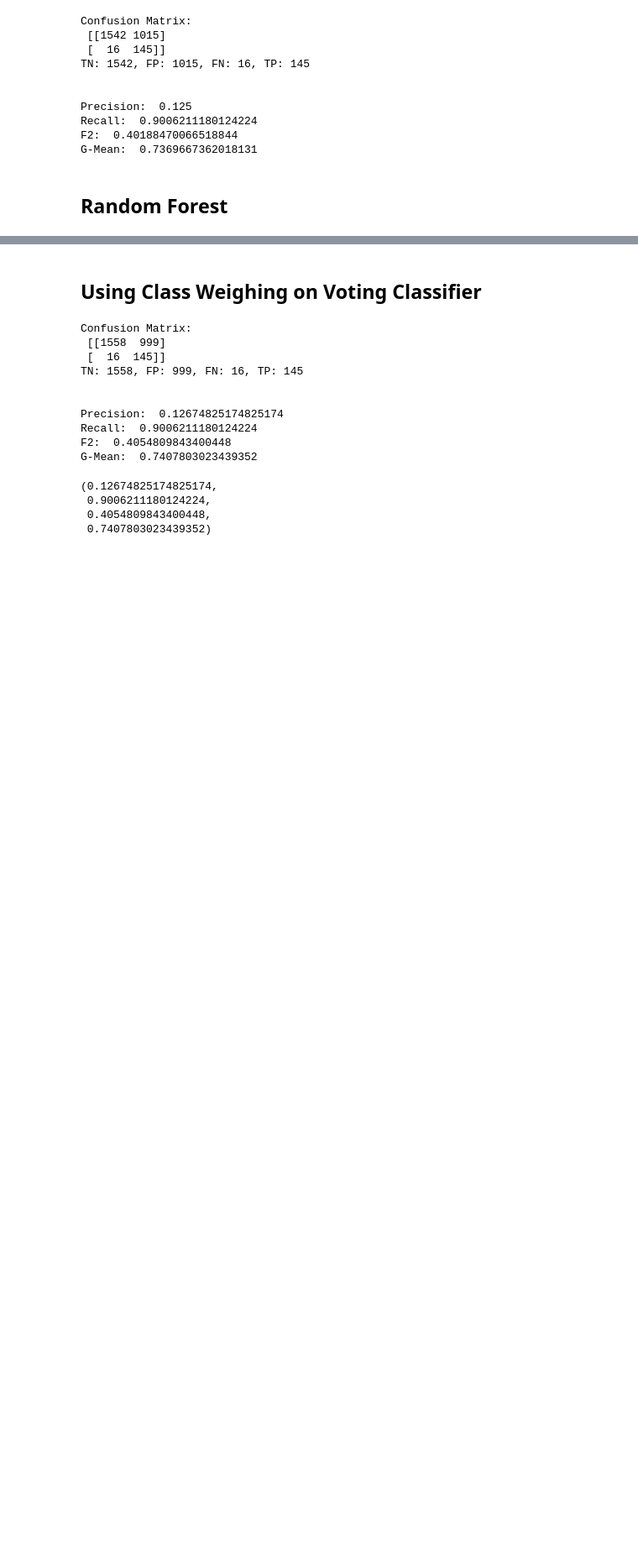
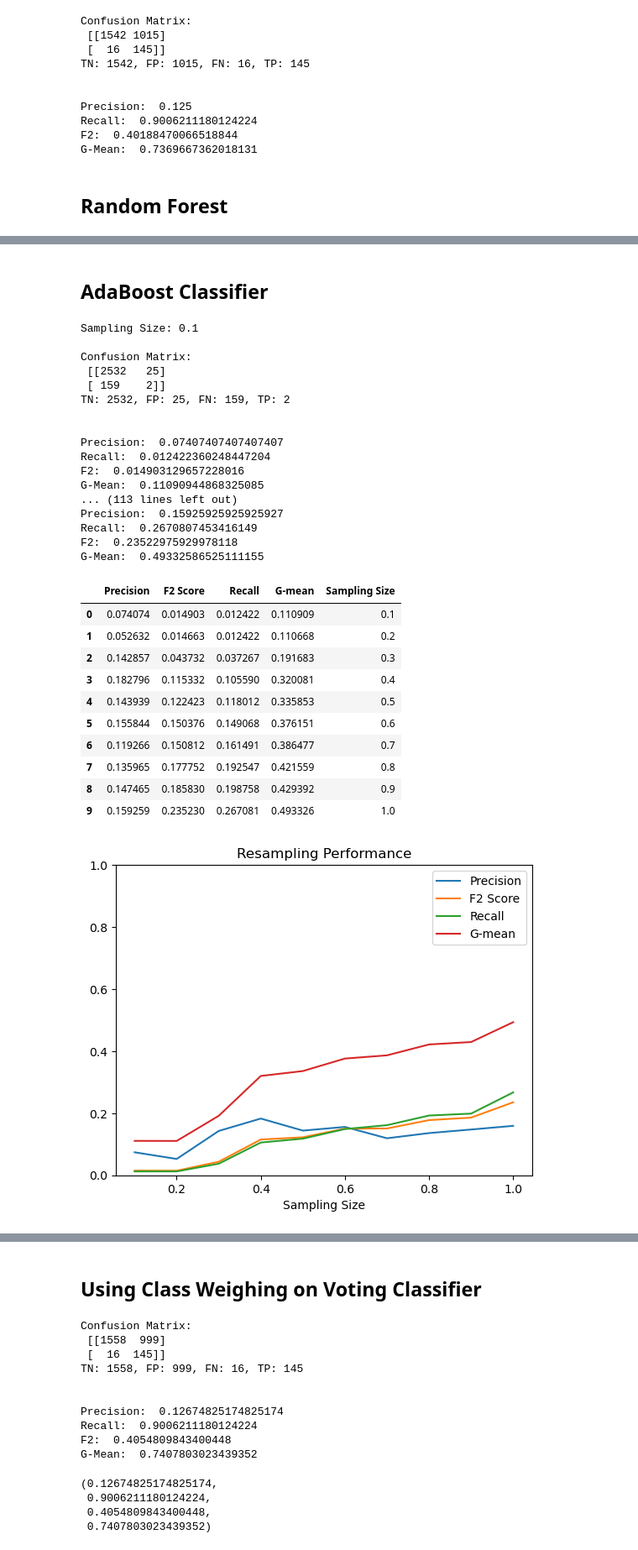
Before and after one commit to IzhakJames/FraudAnalytics, a Jupyter notebook: BT4012_Project_FS.ipynb, the cells around one changed output, grey strips where cells are left out. Shown at 84% size. Cells and saved outputs as stored; diff of their text form; code cells hidden in the pictures; blank space fills up the shorter version.

```diff
--- a/BT4012_Project_FS.ipynb
+++ b/BT4012_Project_FS.ipynb
@@ -1393,0 +1394,34 @@ G-Mean:  0.17619238115479213
+# %% [markdown]
+## AdaBoost Classifier
+# %%
+get_performance_visualisation("SMOTE", X_train, X_val, y_train, y_val, AdaBoostClassifier(random_state=19))
+# %% [output]
+Sampling Size: 0.1
+
+Confusion Matrix:
+ [[2532   25]
+ [ 159    2]]
+TN: 2532, FP: 25, FN: 159, TP: 2
+
+
+Precision:  0.07407407407407407
+Recall:  0.012422360248447204
+F2:  0.014903129657228016
+G-Mean:  0.11090944868325085
+... (113 lines left out)
+Precision:  0.15925925925925927
+Recall:  0.2670807453416149
+F2:  0.23522975929978118
+G-Mean:  0.49332586525111155
+|  | Precision | F2 Score | Recall | G-mean | Sampling Size |
+| 0 | 0.074074 | 0.014903 | 0.012422 | 0.110909 | 0.1 |
+| 1 | 0.052632 | 0.014663 | 0.012422 | 0.110668 | 0.2 |
+| 2 | 0.142857 | 0.043732 | 0.037267 | 0.191683 | 0.3 |
+| 3 | 0.182796 | 0.115332 | 0.105590 | 0.320081 | 0.4 |
+| 4 | 0.143939 | 0.122423 | 0.118012 | 0.335853 | 0.5 |
+| 5 | 0.155844 | 0.150376 | 0.149068 | 0.376151 | 0.6 |
+| 6 | 0.119266 | 0.150812 | 0.161491 | 0.386477 | 0.7 |
+| 7 | 0.135965 | 0.177752 | 0.192547 | 0.421559 | 0.8 |
+| 8 | 0.147465 | 0.185830 | 0.198758 | 0.429392 | 0.9 |
+| 9 | 0.159259 | 0.235230 | 0.267081 | 0.493326 | 1.0 |
+[figure, added]
```
Also changed, not shown: parts of 66 cells of this notebook, 11 other files.
